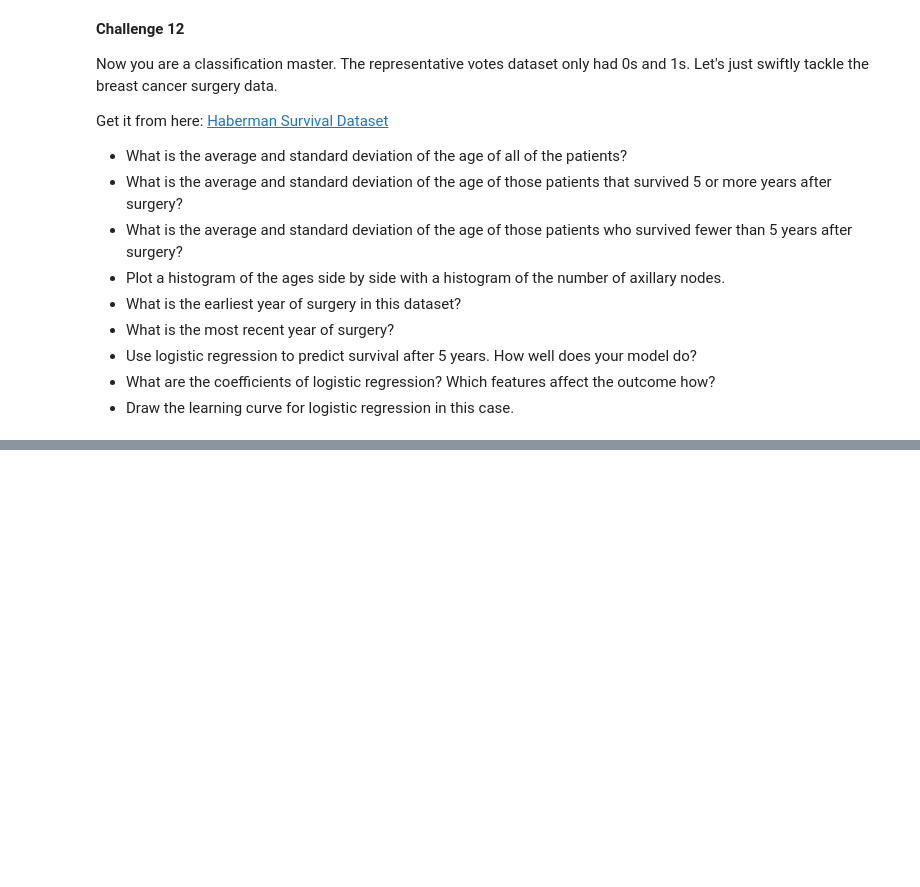
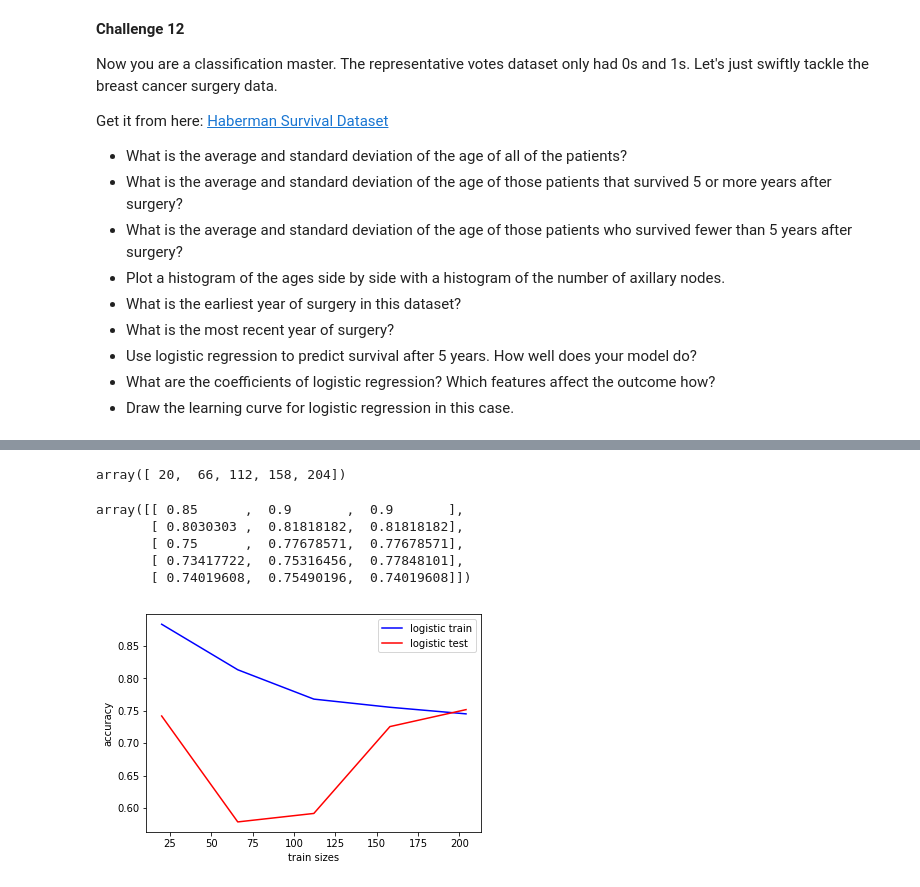
Before and after one commit to cliuless/ds_again, a Jupyter notebook: student_submissions/challenges/07_classification/igumenshcheva_arina/challenge_set_7_arina.ipynb, the cells around one changed output, grey strips where cells are left out. Drawn from its saved outputs; the diff is of its cells as text; code cells hidden in the pictures; blank space fills up the shorter version.

```diff
--- a/student_submissions/challenges/07_classification/igumenshcheva_arina/challenge_set_7_arina.ipynb
+++ b/student_submissions/challenges/07_classification/igumenshcheva_arina/challenge_set_7_arina.ipynb
@@ -636,0 +713,6 @@ Get it from here: [Haberman Survival Dataset](https://archive.ics.uci.edu/ml/dat
+# %%
+# Split the data into training and test sets
+X = haberman_df.iloc[:, :-1].copy()
+y = haberman_df.iloc[:, -1].copy()
+y[y == 2] = 0
+X_train, X_test, y_train, y_test = train_test_split(X, y, test_size=0.3)
@@ -636,0 +857,28 @@ Get it from here: [Haberman Survival Dataset](https://archive.ics.uci.edu/ml/dat
+# %%
+train_sizes, train_scores, valid_scores = learning_curve(
+    LogisticRegression(), X, y)
+# %%
+train_sizes
+# %% [output]
+array([ 20,  66, 112, 158, 204])
+# %%
+train_scores
+# %% [output]
+array([[ 0.85      ,  0.9       ,  0.9       ],
+       [ 0.8030303 ,  0.81818182,  0.81818182],
+       [ 0.75      ,  0.77678571,  0.77678571],
+       [ 0.73417722,  0.75316456,  0.77848101],
+       [ 0.74019608,  0.75490196,  0.74019608]])
+# %%
+train_cv_err = np.mean(train_scores, axis=1)
+# %%
+test_cv_err = np.mean(valid_scores, axis=1)
+# %%
+fig,ax = plt.subplots(1,1)
+ax.plot(train_sizes, train_cv_err, label='logistic train', color='blue')
+ax.plot(train_sizes, test_cv_err, label='logistic test', color='red')
+ax.set_ylabel('accuracy')
+ax.set_xlabel('train sizes')
+ax.legend();
+# %% [output]
+[figure, added]
```
Also changed, not shown: parts of 29 cells of this notebook.
